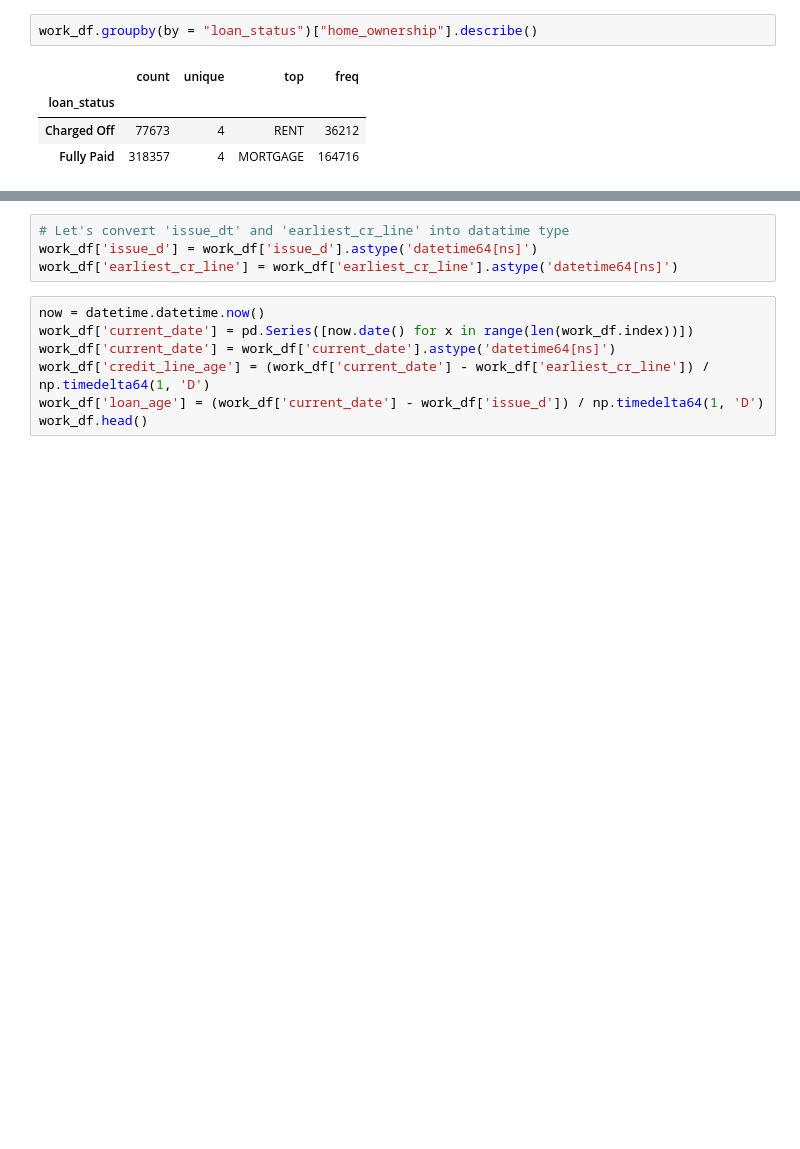
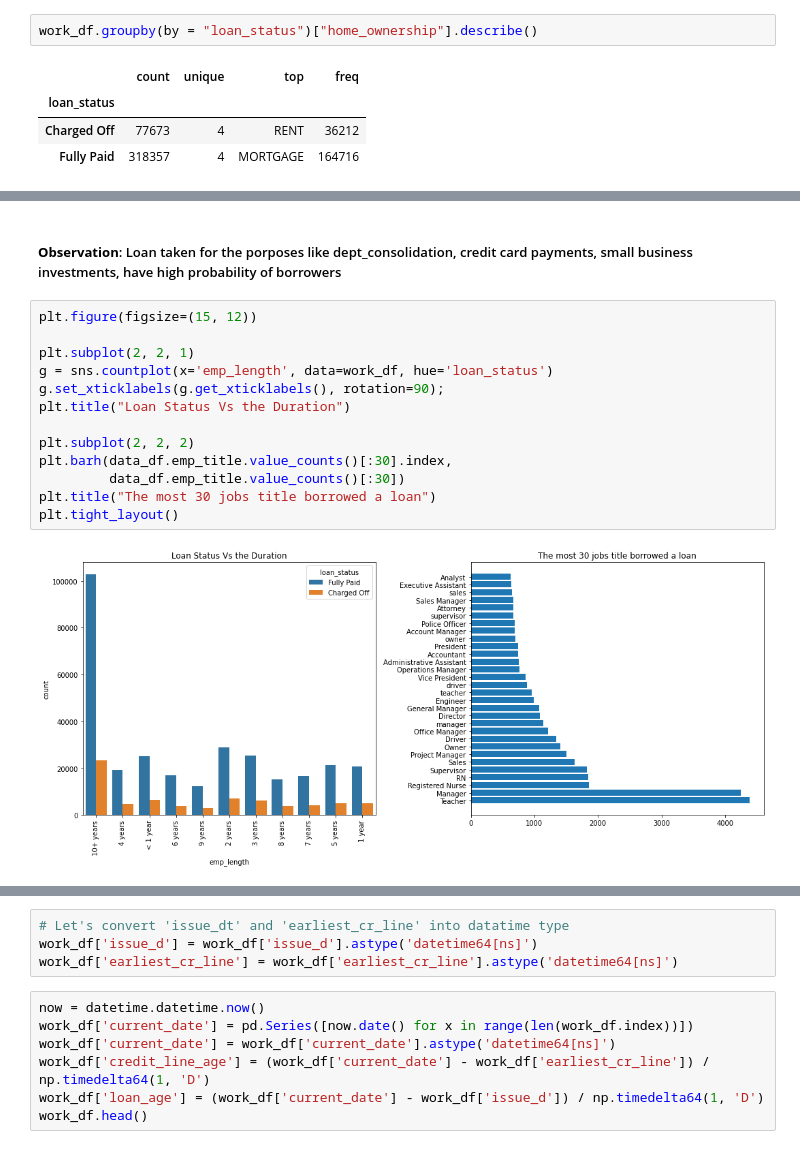
Before and after one commit to pkmariya/Scaler01, a Jupyter notebook: LoanTap_CaseStudy_Mariya_DSMLJune22.ipynb, the cells around one changed output, grey strips where cells are left out. Drawn from its saved outputs; the diff is of its cells as text; blank space fills up the shorter version.

```diff
--- a/LoanTap_CaseStudy_Mariya_DSMLJune22.ipynb
+++ b/LoanTap_CaseStudy_Mariya_DSMLJune22.ipynb
@@ -385,0 +438,17 @@ work_df.groupby(by = "loan_status")["home_ownership"].describe()
+# %% [markdown]
+##### **Observation**: Loan taken for the porposes like dept_consolidation, credit card payments, small business investments, have high probability of borrowers
+# %%
+plt.figure(figsize=(15, 12))
+
+plt.subplot(2, 2, 1)
+g = sns.countplot(x='emp_length', data=work_df, hue='loan_status')
+g.set_xticklabels(g.get_xticklabels(), rotation=90);
+plt.title("Loan Status Vs the Duration")
+
+plt.subplot(2, 2, 2)
+plt.barh(data_df.emp_title.value_counts()[:30].index,
+         data_df.emp_title.value_counts()[:30])
+plt.title("The most 30 jobs title borrowed a loan")
+plt.tight_layout()
+# %% [output]
+[figure, added]
```
Also changed, not shown: parts of 9 cells of this notebook.
